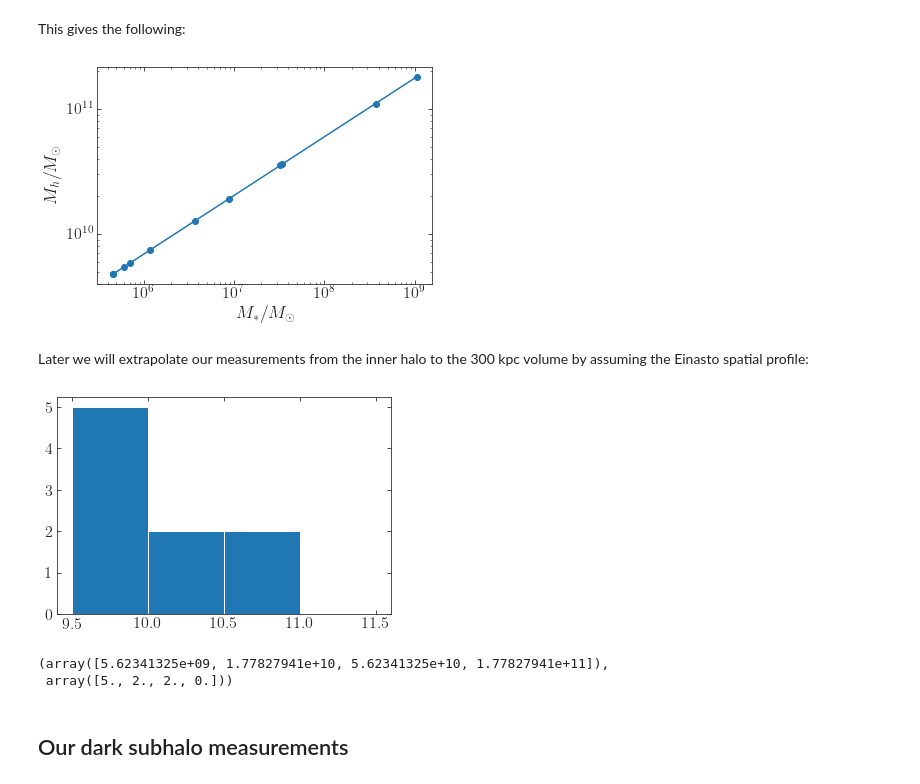
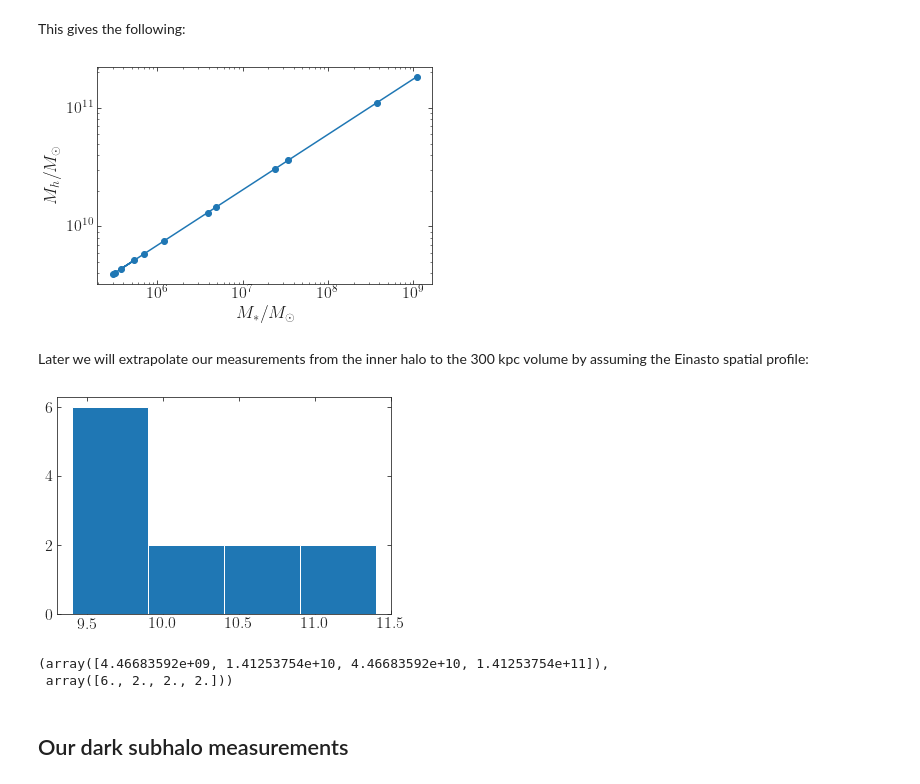
Before and after one commit to nbanik/Analyze_GD-1, a Jupyter notebook: MilkyWay-Subhalo-Mass-Function.ipynb, the cells around one changed output. Drawn from its saved outputs; the diff is of its cells as text; code cells hidden in the pictures.

```diff
--- a/MilkyWay-Subhalo-Mass-Function.ipynb
+++ b/MilkyWay-Subhalo-Mass-Function.ipynb
@@ -15,10 +15,17 @@ Populating the interactive namespace from numpy and matplotlib
 # %% [markdown]
 We get the high-mass end by using the classical dwarfs, for which observations are complete out to 300 kpc:
 # %%
-# From Garrison-Kimmel et al. (2017)
-sats= ['LMC','SMC','Sgr','Fornax','LeoI','Sculptor','LeoII','Sextans','Carina','Ursa Minor','Draco']
-stellarmass= numpy.array([1.06*10.**9,3.69*10.**8.,3.44*10.**7.,3.25*10.**7.,8.79*10.**6.,3.67*10.**6.,
-                         1.18*10.**6.,6.98*10.**5.,6.03*10.**5.,4.53*10.**5.,4.53*10.**5.])
+if False:
+    # From Garrison-Kimmel et al. (2017)
+    sats= ['LMC','SMC','Sgr','Fornax','LeoI','Sculptor','LeoII','Sextans','Carina','Ursa Minor','Draco']
+    stellarmass= numpy.array([1.06*10.**9,3.69*10.**8.,3.44*10.**7.,3.25*10.**7.,8.79*10.**6.,3.67*10.**6.,
+                             1.18*10.**6.,6.98*10.**5.,6.03*10.**5.,4.53*10.**5.,4.53*10.**5.])
+else:
+    # From Garrison-Kimmel et al. (2019)
+    sats= ['LMC','SMC','Sgr','Fornax','LeoI','Sculptor',
+           'LeoII','Sextans','Carina','Ursa Minor','Draco','CVnI']
+    stellarmass= numpy.array([1.1*10.**9,3.7*10.**8.,3.4*10.**7.,2.4*10.**7.,4.9*10.**6.,3.9*10.**6.,
+                             1.2*10.**6.,7*10.**5.,3.8*10.**5.,5.4*10.**5.,3.2*10.**5.,3*10.**5.])
 # %% [markdown]
 We assign a halo mass using a stellar-mass--halo-mass relation:
 # %%
@@ -33,7 +40,7 @@ loglog(stellarmass,halo_mass(stellarmass),'o-')
 xlabel(r'$M_*/M_\odot$')
 ylabel(r'$M_h/M_\odot$');
 # %% [output]
-[figure, old version]
+[figure, new version]
 # %% [markdown]
 Later we will extrapolate our measurements from the inner halo to the 300 kpc volume by assuming the Einasto spatial profile:
 # %%
@@ -46,15 +53,15 @@ scale_to_300kpc= integrate.quad(lambda r: 4.*numpy.pi*r**2.*spatial_profile(r),0
                     /integrate.quad(lambda r: 4.*numpy.pi*r**2.*spatial_profile(r),0.,observed_volume)[0]
 # %%
 # Don't consider LMC/SMC
-num_sats,e,_=hist(numpy.log10(halomass)[2:],range=[9.5,11.5],bins=4);
+num_sats,e,_=hist(numpy.log10(halomass)[:],range=[9.4,11.4],bins=4);
 mass_bins= 10.**((numpy.roll(e,1)+e)[1:]/2.)
 # %% [output]
-[figure, old version]
+[figure, new version]
 # %%
 mass_bins, num_sats
 # %% [output]
-(array([5.62341325e+09, 1.77827941e+10, 5.62341325e+10, 1.77827941e+11]),
- array([5., 2., 2., 0.]))
+(array([4.46683592e+09, 1.41253754e+10, 4.46683592e+10, 1.41253754e+11]),
+ array([6., 2., 2., 2.]))
 # %% [markdown]
 ## Our dark subhalo measurements
 # %% [markdown]
```
Also changed, not shown: parts of 31 cells of this notebook.
